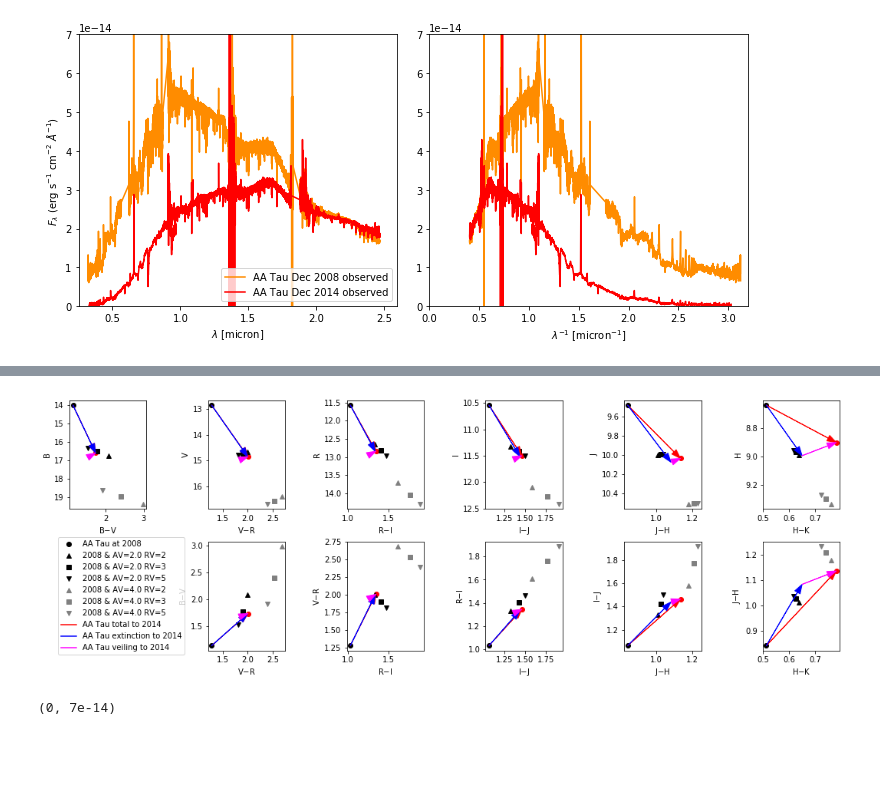
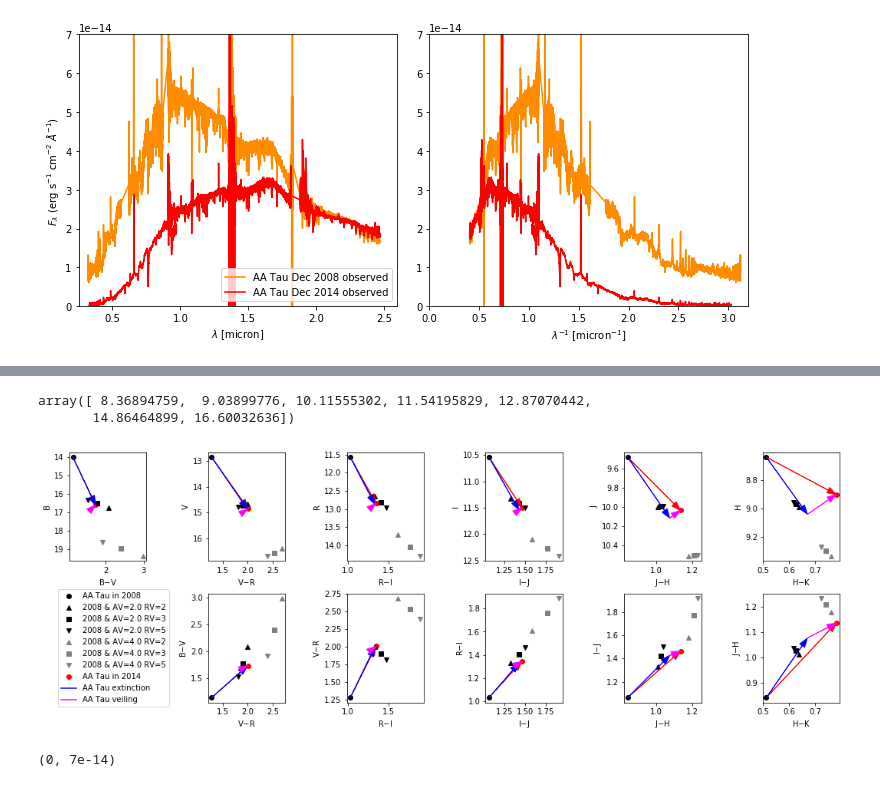
Before and after one commit to krislars/AA_Tau_Covey, a Jupyter notebook: AATau_3_veiling.ipynb, the cells around one changed output, grey strips where cells are left out. Drawn from its saved outputs; the diff is of its cells as text; code cells hidden in the pictures; blank space fills up the shorter version.

Commit message:
Reorder files, work on veiling

```diff
--- a/AATau_3_veiling.ipynb
+++ b/AATau_3_veiling.ipynb
@@ -545,0 +439,6 @@ And try averaging over each line:
+# %%
+t2014_all=Table.vstack([t2014a,t2014b])
+EWratio_all=Table.vstack([EWratio_a,EWratio_b])
+t2014_all.add_column(EWratio_all['EqW'],name='EWratio')
+Iratio_all=Table.vstack([Iratio_a,Iratio_b])
+t2014_all.add_column(Iratio_all['Flux'],name='Iratio')
@@ -663,0 +661,26 @@ This makes sense.  The blue is the line intensity ratio, which traces extinction
+# %%
+fig2,ax=plt.subplots(1,1,figsize=(10,6))
+
+# CCM89, O94, F99, F04, M14, G16
+ext=F99(Rv=3)
+ax.plot(allwav_dec02,2.0*ext(allwav_dec02)-ext_dec02,'k',label='Flux ratio $-$ AV=2 F99 extinction law',alpha=0.4)
+ext=M14(Rv=3)
+ax.plot(allwav_dec02,2.0*ext(allwav_dec02)-ext_dec02,'k',label='Flux ratio $-$ AV=2 M14 extinction law',alpha=0.8)
+
+ax.plot(EWavg['LineLambda'],2.5*np.log10(EWavg['EWratio']),'mo',label='_EW ratio')
+
+lower_err = 2.5*np.log10(EWavg['EWratio']) - 2.5*np.log10(EWavg['EWmin'])
+upper_err = 2.5*np.log10(EWavg['EWmax']) - 2.5*np.log10(EWavg['EWratio'])
+asymmetric_error = [lower_err, upper_err]
+ax.errorbar(EWavg['LineLambda'],2.5*np.log10(EWavg['EWratio']), yerr=asymmetric_error, fmt='mo',label='EW ratio range')
+
+
+ax.set_ylim(-0.4,0.75)
+ax.set_xlim(0.25,2.5)
+ax.set_xlabel('$\lambda$ [micron]')
+ax.set_ylabel('$\Delta$(2.5log(ratio))')
+
+ax.plot([0,3],[0,0],'--k',linewidth=1)
+
+ax.legend(loc='lower right')
+plt.show()
@@ -945,7 +970,8 @@ for j in [0,1,2,3,4,5,6]:
     sp_obs = Observation(sp, bands[j])
     mags2[j]=sp_obs.effstim(flux_unit='vegamag', vegaspec=vega).value
 
-    sp = SourceSpectrum(Empirical1D, points=allwav_dec02s, lookup_table=alldata_dec02s*10.**(-0.4*(0.02*allwav_dec02s.value**3.0)), keep_neg=False)
+    sp = SourceSpectrum(Empirical1D, points=allwav_dec02s,
+                        lookup_table=alldata_dec02s*10.**(-0.4*(0.05*allwav_dec02s.value**2.0)), keep_neg=False)
     sp_obs = Observation(sp, bands[j])
     mags3[j]=sp_obs.effstim(flux_unit='vegamag', vegaspec=vega).value
 
@@ -975,3 +998,8 @@ WARNING: 70 bin(s) contained negative flux or throughput; it/they will be set to
+# %%
+mags3
+# %% [output]
+array([ 8.36894759,  9.03899776, 10.11555302, 11.54195829, 12.87070442,
+       14.86464899, 16.60032636])
 # %%
 fig,axes=plt.subplots(2,6,figsize=(18,6))
 
@@ -993,7 +1021,7 @@ for j in [0,1,2,3,4,5]: # just data
             xytext=(mags3[j+1]-mags3[j],mags3[j+2]-mags3[j+1]),textcoords='data',alpha=0.5,
             arrowprops=dict(color='magenta',headwidth=8,headlength=12,width=0.1))
 
-        axes[1,5-j].plot(mags1[j+1]-mags1[j],mags1[j+2]-mags1[j+1],'o',color='black',label='AA Tau at 2008')
+        axes[1,5-j].plot(mags1[j+1]-mags1[j],mags1[j+2]-mags1[j+1],'o',color='black',label='AA Tau in 2008')
         axes[1,5-j].set_xlabel(bands[j+1]+'$-$'+bands[j])
         axes[1,5-j].set_ylabel(bands[j+2]+'$-$'+bands[j+1])
 
@@ -1012,37 +1040,37 @@ for j in [0,1,2,3,4,5]: # just data
             arrowprops=dict(color='magenta',headwidth=8,headlength=12,width=0.1))
 
     axes[0,5-j].set_xlabel(bands[j+1]+'$-$'+bands[j])
     axes[0,5-j].set_ylabel(bands[j+1])
 
 for j in [0,1,2,3,4,5]: # extinction
     if j!=5:
         axes[1,5-j].plot(mags1ext[0,j+1]-mags1ext[0,j],mags1ext[0,j+2]-mags1ext[0,j+1],'^',color='k',label='2008 & AV=2.0 RV=2')
         axes[1,5-j].plot(mags1ext[1,j+1]-mags1ext[1,j],mags1ext[1,j+2]-mags1ext[1,j+1],'s',color='k',label='2008 & AV=2.0 RV=3')
         axes[1,5-j].plot(mags1ext[2,j+1]-mags1ext[2,j],mags1ext[2,j+2]-mags1ext[2,j+1],'v',color='k',label='2008 & AV=2.0 RV=5')
         axes[1,5-j].plot(mags1ext[3,j+1]-mags1ext[3,j],mags1ext[3,j+2]-mags1ext[3,j+1],'^',color='grey',label='2008 & AV=4.0 RV=2')
         axes[1,5-j].plot(mags1ext[4,j+1]-mags1ext[4,j],mags1ext[4,j+2]-mags1ext[4,j+1],'s',color='grey',label='2008 & AV=4.0 RV=3')
         axes[1,5-j].plot(mags1ext[5,j+1]-mags1ext[5,j],mags1ext[5,j+2]-mags1ext[5,j+1],'v',color='grey',label='2008 & AV=4.0 RV=5')
 
     axes[0,5-j].plot(mags1ext[0,j+1]-mags1ext[0,j],mags1ext[0,j+1],'^',color='k')
     axes[0,5-j].plot(mags1ext[1,j+1]-mags1ext[1,j],mags1ext[1,j+1],'s',color='k')
     axes[0,5-j].plot(mags1ext[2,j+1]-mags1ext[2,j],mags1ext[2,j+1],'v',color='k')
     axes[0,5-j].plot(mags1ext[3,j+1]-mags1ext[3,j],mags1ext[3,j+1],'^',color='grey')
     axes[0,5-j].plot(mags1ext[4,j+1]-mags1ext[4,j],mags1ext[4,j+1],'s',color='grey')
     axes[0,5-j].plot(mags1ext[5,j+1]-mags1ext[5,j],mags1ext[5,j+1],'v',color='grey')
 
 # axes[1,1].plot(mags2[5]-mags2[4],mags2[6]-mags2[5],'o',color='red',label='AA Tau 2014') # just for the legend
-axes[1,1].plot([],'red',label='AA Tau total to 2014')
-axes[1,1].plot([],'blue',label='AA Tau extinction to 2014')
-axes[1,1].plot([],'magenta',label='AA Tau veiling to 2014')
+axes[1,1].plot([],'ro',label='AA Tau in 2014')
+axes[1,1].plot([],'blue',label='AA Tau extinction')
+axes[1,1].plot([],'magenta',label='AA Tau veiling')
 axes[1,0].axis('off')
 fig.subplots_adjust(wspace=0.8,hspace=0.3)
 axes[1,1].legend(loc='center left', bbox_to_anchor=(-2, 0.5))
 for j in [0,1,2,3,4,5]:
     axes[0,5-j].set_ylim(axes[0,5-j].get_ylim()[::-1])
 
 plt.show()
 # %% [output]
-[figure, old version]
+[figure, new version]
 # %%
 ext=F99(Rv=3)
 fext=alldata_dec02s*10.**(-0.4*2.*ext(allwav_dec02s))
```
Also changed, not shown: parts of 45 cells of this notebook, 4 other files.
